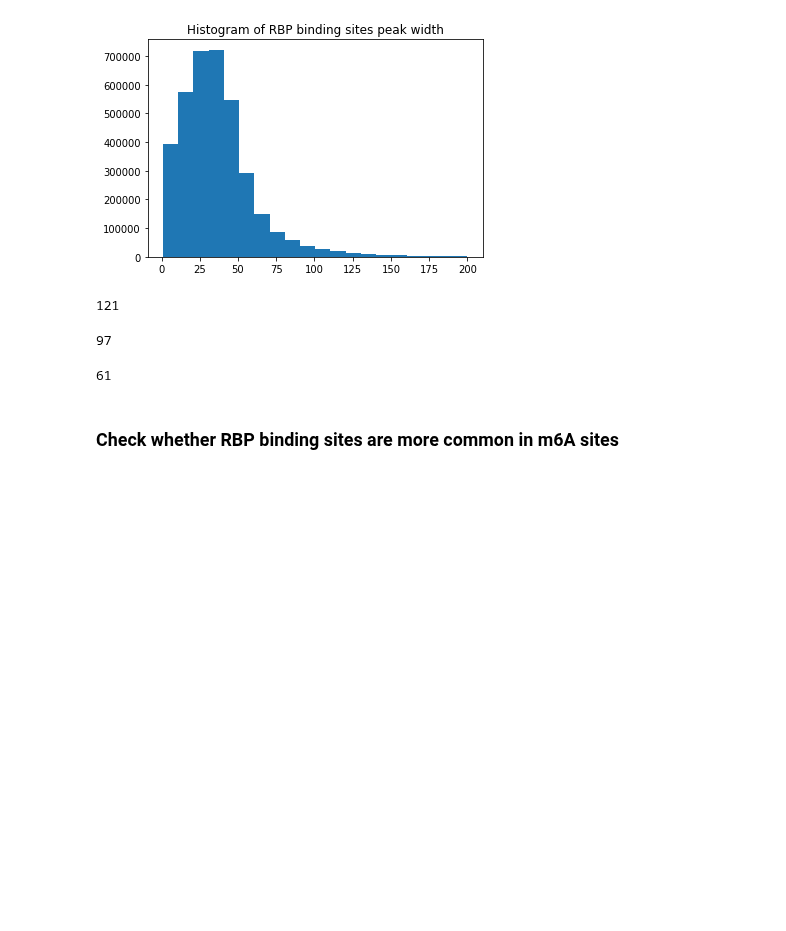
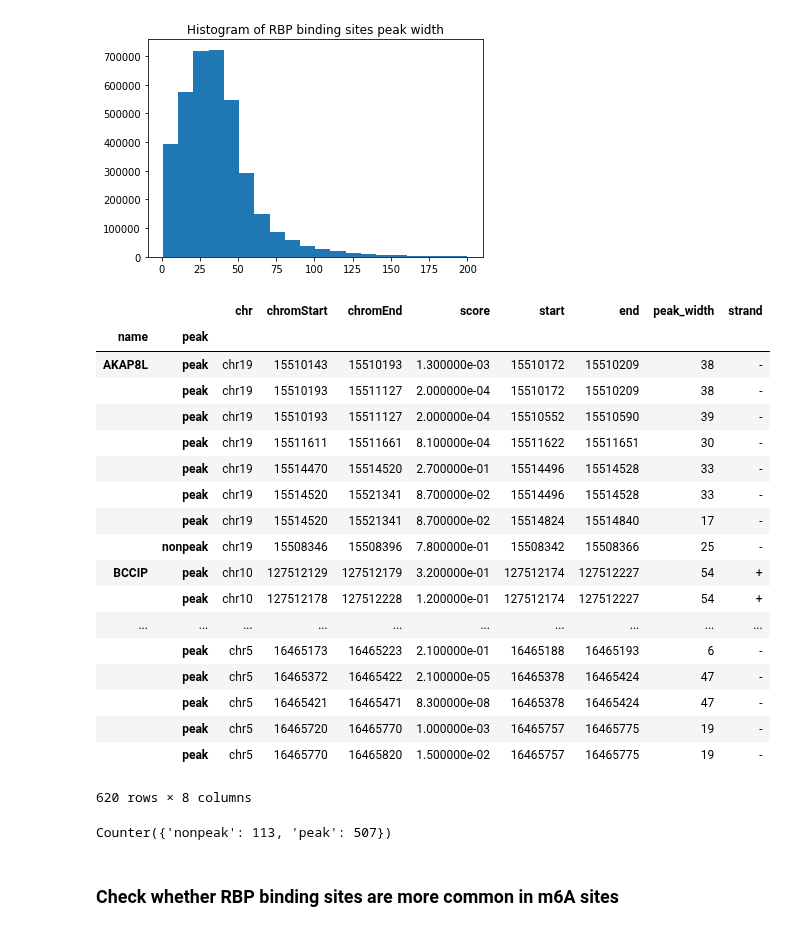
Before and after one commit to xinhe-lab/m6A-ASE, a Jupyter notebook: peaks.ipynb, the cells around one changed output. Saved outputs shown, nothing was run; the diff lists cells and outputs as text; code cells hidden in the pictures; blank space fills up the shorter version.

```diff
--- a/peaks.ipynb
+++ b/peaks.ipynb
@@ -13,13 +13,13 @@ m6A_peaks = pd.read_table(f"{path}/metApeakFisher_jointpeaks_unmergebins_56lcls/
                           header = 0)
 m6A_peaks = m6A_peaks.sort_values(by = ["# chr", "chromStart"])
 m6A_peaks = m6A_peaks.rename(columns = {"# chr": "chr"})
-m6A_peaks = m6A_peaks[m6A_peaks["score"] < 0.05]
+# m6A_peaks = m6A_peaks[m6A_peaks["score"] < 0.05]
 # %%
 m6A_nonpeaks = pd.read_table(f"{path}/metApeakFisher_jointpeaks_unmergebins_56lcls/unmerged_nonpeaks_metApeak.bed",
                              header = 0)
 m6A_nonpeaks = m6A_nonpeaks.sort_values(by = ["score"], ascending = False)
 m6A_nonpeaks = m6A_nonpeaks.rename(columns = {"# chr": "chr"})
-m6A_nonpeaks = m6A_nonpeaks.iloc[:10000, :]
+# m6A_nonpeaks = m6A_nonpeaks.iloc[:10000, :]
 # %%
 print (m6A_peaks.shape, m6A_nonpeaks.shape)
 # %% [output]
@@ -42,6 +42,10 @@ RBP_binding_sites = pd.read_table(f"{path}/all.RBP.intersect.hg19.bed", sep="\t"
                                   names = ["chr", "start", "end", "name", "peak_width", "strand"])
 RBP_binding_sites = RBP_binding_sites[RBP_binding_sites["peak_width"] <= 200]
 RBP_name = set(RBP_binding_sites["name"])
+RBP_peak_uniq = RBP_name.intersection(peak_name)
+RBP_nonpeak_uniq = RBP_name.intersection(nonpeak_name)
+RBP_name = list(RBP_name)
+RBP_name.sort()
 # %%
 peak_width = RBP_binding_sites["peak_width"].tolist()
 plt.hist(peak_width, bins = 20)  # arguments are passed to np.histogram
@@ -49,18 +53,55 @@ plt.title("Histogram of RBP binding sites peak width")
 plt.show()
 # %% [output]
 [figure]
-# %%
-len(RBP_name)
-# %% [output]
-121
-# %%
-len(RBP_name.intersection(peak_name))
-# %% [output]
-97
-# %%
-len(RBP_name.intersection(nonpeak_name))
-# %% [output]
-61
+# %%
+m6A_RBP = pd.DataFrame()
+for name in RBP_name:
+    m6A_peaks_data = m6A_peaks[m6A_peaks["name"] == name]
+    m6A_nonpeaks_data = m6A_nonpeaks[m6A_nonpeaks["name"] == name]
+    RBP_binding_sites_data = RBP_binding_sites[(RBP_binding_sites["name"] == name)]
+    data = dict([("peak", "m6A_peaks_data"), ("nonpeak", "m6A_nonpeaks_data"), ("RBP", "RBP_binding_sites_data")])
+    for idx in ["peak", "nonpeak"]:
+        query = """
+            SELECT peaks.chr, peaks.chromStart, peaks.chromEnd, peaks.name, peaks.score, rbp.start, rbp.end, rbp.peak_width, rbp.strand
+            FROM {} peaks LEFT JOIN {} rbp
+            WHERE peaks.chr == rbp.chr
+            AND (
+            (rbp.start >= peaks.chromStart AND rbp.start <= peaks.chromEnd)
+            OR
+            (rbp.end >= peaks.chromStart AND rbp.end <= peaks.chromEnd)
+            OR
+            (rbp.start <= peaks.chromStart AND rbp.end >= peaks.chromEnd)
+            )
+        """.format(data[idx], data["RBP"])
+        intersect = sqldf(query)
+        intersect["peak"] = idx
+        m6A_RBP = m6A_RBP.append(intersect)
+# %%
+m6A_RBP.set_index(["name", "peak"])
+# %% [output]
+|  |  | chr | chromStart | chromEnd | score | start | end | peak_width | strand |
+| name | peak |  |  |  |  |  |  |  |  |
+| AKAP8L | peak | chr19 | 15510143 | 15510193 | 1.300000e-03 | 15510172 | 15510209 | 38 | - |
+|  | peak | chr19 | 15510193 | 15511127 | 2.000000e-04 | 15510172 | 15510209 | 38 | - |
+|  | peak | chr19 | 15510193 | 15511127 | 2.000000e-04 | 15510552 | 15510590 | 39 | - |
+|  | peak | chr19 | 15511611 | 15511661 | 8.100000e-04 | 15511622 | 15511651 | 30 | - |
+|  | peak | chr19 | 15514470 | 15514520 | 2.700000e-01 | 15514496 | 15514528 | 33 | - |
+|  | peak | chr19 | 15514520 | 15521341 | 8.700000e-02 | 15514496 | 15514528 | 33 | - |
+|  | peak | chr19 | 15514520 | 15521341 | 8.700000e-02 | 15514824 | 15514840 | 17 | - |
+|  | nonpeak | chr19 | 15508346 | 15508396 | 7.800000e-01 | 15508342 | 15508366 | 25 | - |
+| BCCIP | peak | chr10 | 127512129 | 127512179 | 3.200000e-01 | 127512174 | 127512227 | 54 | + |
+|  | peak | chr10 | 127512178 | 127512228 | 1.200000e-01 | 127512174 | 127512227 | 54 | + |
+| ... | ... | ... | ... | ... | ... | ... | ... | ... | ... |
+|  | peak | chr5 | 16465173 | 16465223 | 2.100000e-01 | 16465188 | 16465193 | 6 | - |
+|  | peak | chr5 | 16465372 | 16465422 | 2.100000e-05 | 16465378 | 16465424 | 47 | - |
+|  | peak | chr5 | 16465421 | 16465471 | 8.300000e-08 | 16465378 | 16465424 | 47 | - |
+|  | peak | chr5 | 16465720 | 16465770 | 1.000000e-03 | 16465757 | 16465775 | 19 | - |
+|  | peak | chr5 | 16465770 | 16465820 | 1.500000e-02 | 16465757 | 16465775 | 19 | - |
+620 rows × 8 columns
+# %%
+Counter(m6A_RBP["peak"])
+# %% [output]
+Counter({'nonpeak': 113, 'peak': 507})
 # %% [markdown]
 ### Check whether RBP binding sites are more common in m6A sites
 # %%
```
Also changed, not shown: parts of 3 cells of this notebook.
